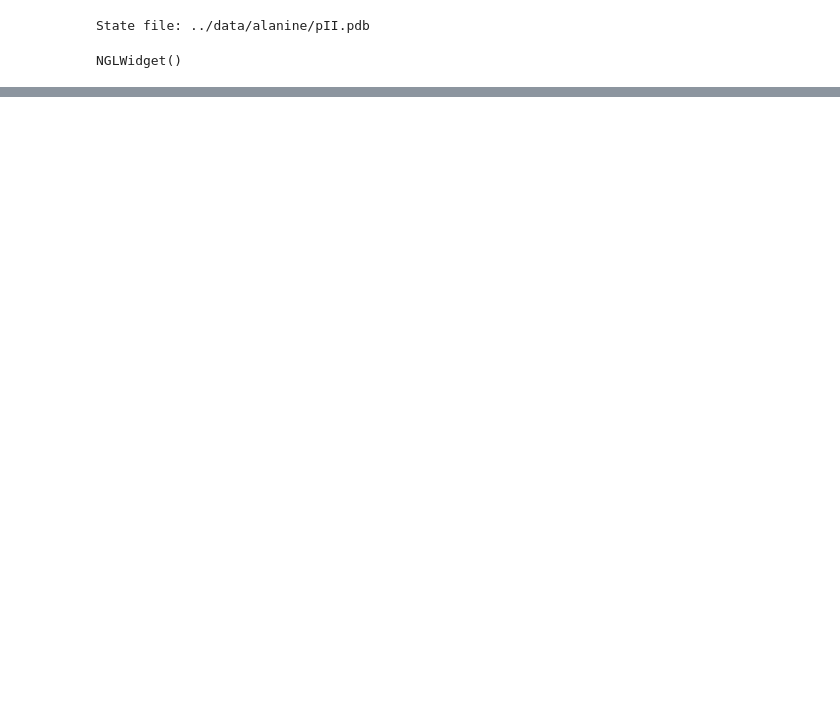
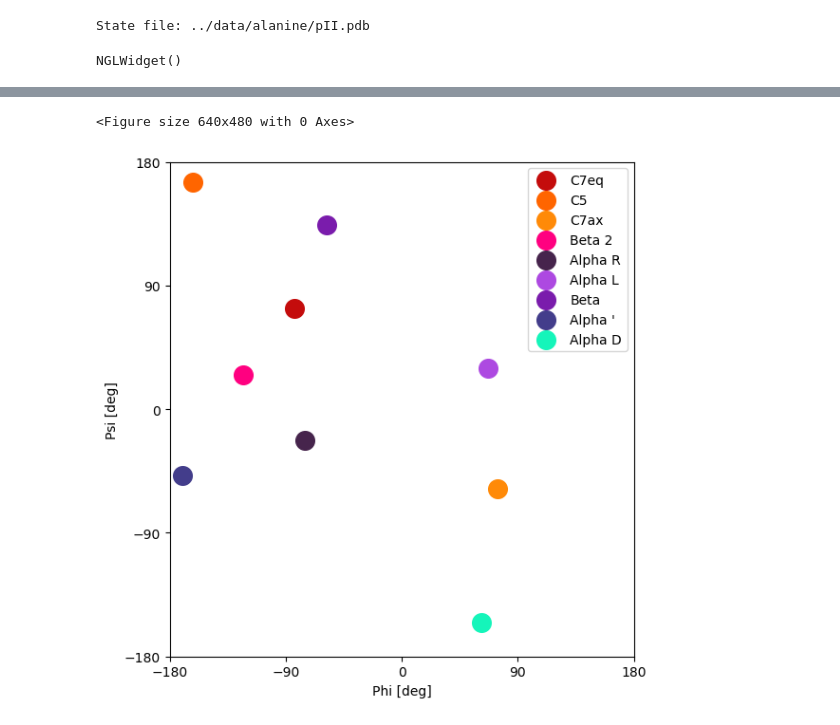
Before and after one commit to seonghyun26/simulation, a Jupyter notebook: notebook/state.ipynb, the cells around one changed output, grey strips where cells are left out. Cells and saved outputs as stored; diff of their text form; code cells hidden in the pictures; blank space fills up the shorter version.

```diff
--- a/notebook/state.ipynb
+++ b/notebook/state.ipynb
@@ -86,0 +91,29 @@ NGLWidget()
+# %%
+molecule = "alanine"
+state_list = ["C7eq", "C5", "C7ax", "Beta 2", "Alpha R", "Alpha L", "Beta", "Alpha '", "Alpha D"]
+psi_list = [73, 165, -58, 25, -23, 30, 134, -48, -155]
+phi_list = [-83, -162, 74, -123, -75, 67, -58, -170, 62]
+colors = ["#C40C0C", "#FF6500", "#FF8A08", "#FF0080", "#46244C", "#AD49E1", "#7A1CAC", "#433D8B", "#15F5BA"  ]
+# %%
+def ram(state_list, phi_list, psi_list):
+    fig = plt.figure()
+    fig, ax1 = plt.subplots(figsize=(6,6))
+    num_points = len(state_list)
+
+    for idx in range(num_points):
+        ax1.scatter(phi_list[idx], psi_list[idx], s=200, color=colors[idx], label=state_list[idx])
+
+    ax1.set_xlim(-180, 180)
+    ax1.set_ylim(-180, 180)
+    ax1.set_xticks(np.linspace(-180, 180, 5))
+    ax1.set_yticks(np.linspace(-180, 180, 5))
+    ax1.set_xlabel("Phi [deg]")
+    ax1.set_ylabel("Psi [deg]")
+
+    ax1.legend()
+    fig.tight_layout()
+
+ram(state_list, phi_list, psi_list)
+# %% [output]
+<Figure size 640x480 with 0 Axes>
+[figure, added]
```
Also changed, not shown: parts of 5 cells of this notebook, 12 other files.
